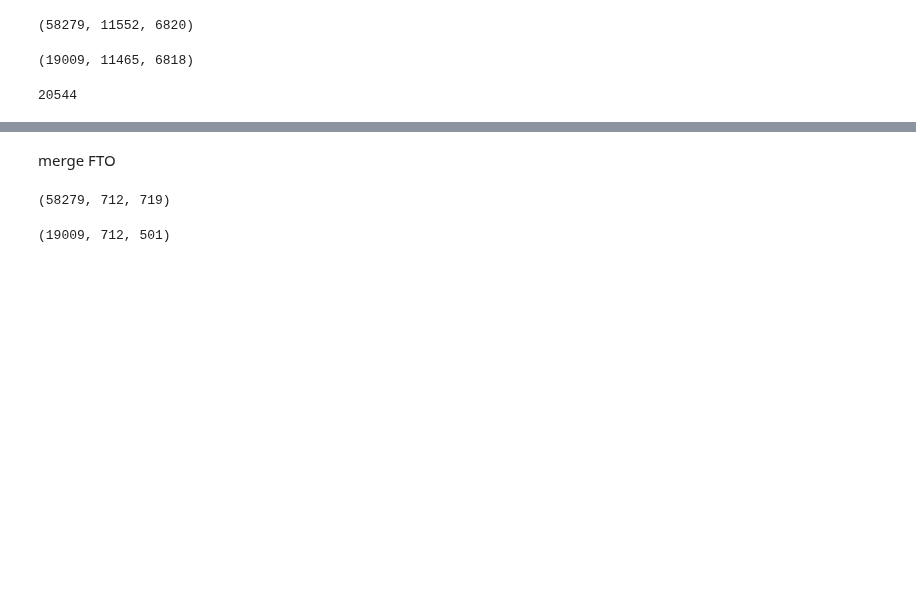
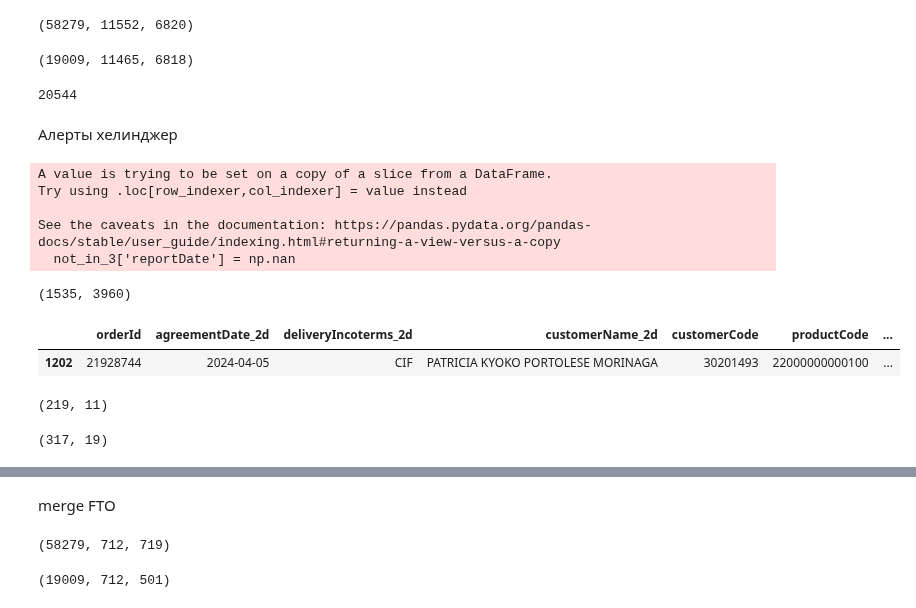
Before and after one commit to Lirollel/Work_AIM_Jupyter-Python-Pandas, a Jupyter notebook: OCP/Testing_bd/Brazil/Deals/Deals_Brazil_compairing_files.ipynb, the cells around one changed output, grey strips where cells are left out. Drawn from its saved outputs; the diff is of its cells as text; code cells hidden in the pictures; blank space fills up the shorter version.

```diff
--- a/OCP/Testing_bd/Brazil/Deals/Deals_Brazil_compairing_files.ipynb
+++ b/OCP/Testing_bd/Brazil/Deals/Deals_Brazil_compairing_files.ipynb
@@ -250,3 +250,72 @@ merge_2_to_1_to_3 = merge_2_to_1.merge(creature_3_df_work_pivot, on=['orderId',
 # merge_2_to_1_to_3 = is_approximately_equal_for_cols(merge_2_to_1_to_3, 'quantity_2d', 'quantity_1d', name_col_with_diff='2_to_1')
 merge_2_to_1_to_3 = is_approximately_equal_for_cols(merge_2_to_1_to_3, 'quantity_2d', 'quantity', name_col_with_diff='2_to_3')
 merge_2_to_1_to_3 = is_approximately_equal_for_cols(merge_2_to_1_to_3, 'quantity_1d', 'quantity', name_col_with_diff='1_to_3')
+# %% [markdown]
+Алерты хелинджер
+# %%
+merge_2_to_3[merge_2_to_3['Diff__more_0.4']==True] # differences in quantity
+not_in_3 = merge_2_to_3[merge_2_to_3['quantity_3d'].isna()]
+not_in_3['reportDate'] = np.nan
+# for string_id in not_in_3.index.tolist():
+query = f'''
+with table_1 as
+(select "reportDate","orderId","agreementDate","deliveryIncoterms","customerName","customerCode","productCode","replacementCostCurrency","quantity","productUnitPrice","replacementCost",max("reportDate") over (partition by "orderId") as "max_report"
+from "RISKACCESS"."OPRECBrazilDaily"
+where "salesUnitCode" in ('BRFTO','BRHRG')
+and "mtmOrderBookType" = 'Sales'
+and "orderId" in ({str(not_in_3.orderId.unique().tolist())[1:-1]})
+)
+
+select * from table_1
+where "reportDate" = "max_report"
+'''
+data_3 = export_from_RISKCUSTOM(query)
+# %% [output]
+A value is trying to be set on a copy of a slice from a DataFrame.
+Try using .loc[row_indexer,col_indexer] = value instead
+
+See the caveats in the documentation: https://pandas.pydata.org/pandas-docs/stable/user_guide/indexing.html#returning-a-view-versus-a-copy
+  not_in_3['reportDate'] = np.nan
+# %%
+not_in_3.shape[0], data_3.shape[0]
+# %% [output]
+(1535, 3960)
+# %%
+data_3[['orderId', 'customerCode']] = data_3[['orderId', 'customerCode']].astype(int) #types
+# pivot
+data_3_pivot = data_3.groupby(as_index=False, dropna=False, by=['customerCode', 'customerName', 'orderId', 'agreementDate','productCode','deliveryIncoterms','replacementCostCurrency','reportDate']).agg({'quantity':'sum', 'productUnitPrice':'mean', 'replacementCost':'sum'})
+# merge
+in_3_by_new_date = not_in_3.loc[:,:'replacementCost_2d'].merge(data_3_pivot, on=['orderId', 'customerCode', 'productCode','replacementCostCurrency'], how='left', suffixes=['_2d', '_3d']).sort_values(['customerName_2d'])
+# still not in 3
+still_not_in_3 = in_3_by_new_date[in_3_by_new_date.quantity.isna()]
+# %%
+still_not_in_3[still_not_in_3.orderId==21928744]
+# %% [output]
+|  | orderId | agreementDate_2d | deliveryIncoterms_2d | customerName_2d | customerCode | productCode | ... |
+| 1202 | 21928744 | 2024-04-05 | CIF | PATRICIA KYOKO PORTOLESE MORINAGA | 30201493 | 22000000000100 | ... |
+# %%
+query = f'''
+with table_1 as
+(select "reportDate","orderId","agreementDate","deliveryIncoterms","customerName","customerCode","productCode","replacementCostCurrency","quantity","productUnitPrice","replacementCost",max("reportDate") over (partition by "orderId") as "max_report"
+from "RISKACCESS"."OPRECBrazilDaily"
+where "salesUnitCode" in ('BRFTO','BRHRG')
+and "mtmOrderBookType" = 'Sales'
+and "orderId" in ({str(still_not_in_3.orderId.unique().tolist())[1:-1]})
+)
+
+select "reportDate","orderId","agreementDate","deliveryIncoterms","customerName","customerCode","productCode","replacementCostCurrency",
+sum("quantity") as "quantity",
+avg("productUnitPrice") as "productUnitPrice",
+sum("replacementCost") as "replacementCost"
+from table_1
+where "reportDate" = "max_report"
+group by "reportDate","orderId","agreementDate","deliveryIncoterms","customerName","customerCode","productCode","replacementCostCurrency"
+'''
+data_3 = export_from_RISKCUSTOM(query)
+data_3.shape
+# %% [output]
+(219, 11)
+# %%
+still_not_in_3.shape
+# %% [output]
+(317, 19)
```
Also changed, not shown: parts of 16 cells of this notebook, 15 other files.
